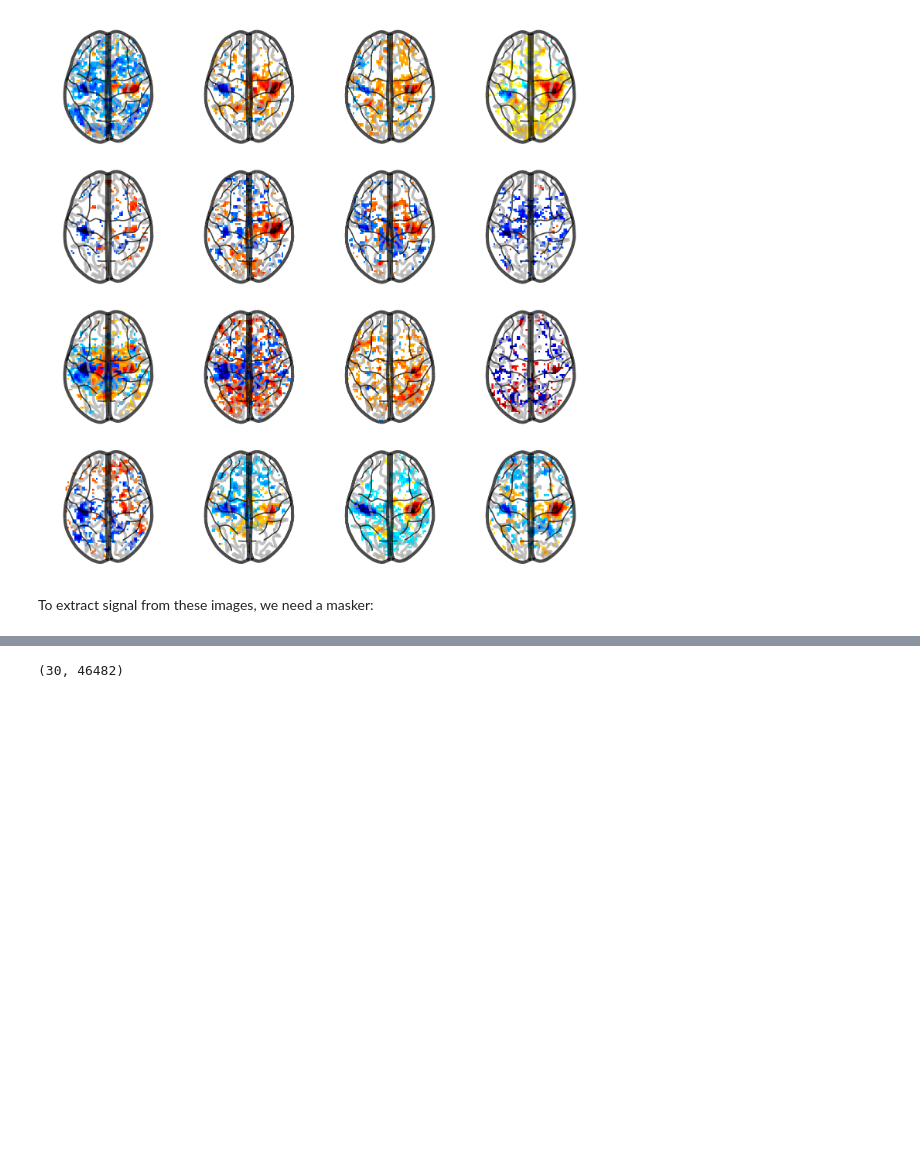
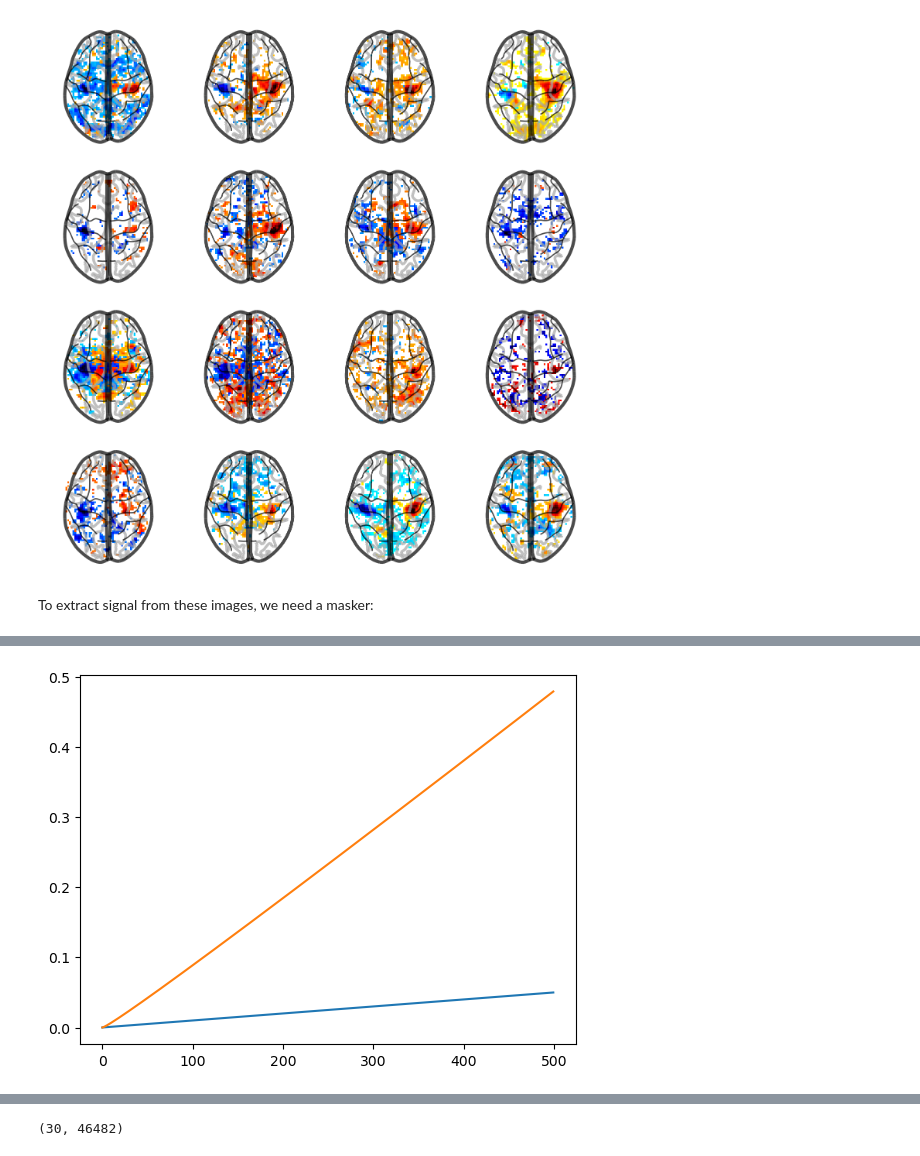
Before and after one commit to alexblnn/Notip, a Jupyter notebook: notebooks/notip_ohbm_v2.ipynb, the cells around one changed output, grey strips where cells are left out. Cells and saved outputs as stored; diff of their text form; code cells hidden in the pictures; blank space fills up the shorter version.

```diff
--- a/notebooks/notip_ohbm_v2.ipynb
+++ b/notebooks/notip_ohbm_v2.ipynb
@@ -58,0 +85,6 @@ fmri_input = nifti_masker.fit_transform(data["cmaps"])
+# %%
+plt.plot(linear_template(alpha=0.1, k=500, m=1000))
+plt.plot(beta_template(alpha=0.1, k=500, m=1000))
+plt.show()
+# %% [output]
+[figure, added]
```
Also changed, not shown: parts of 17 cells of this notebook, 5 other files.
